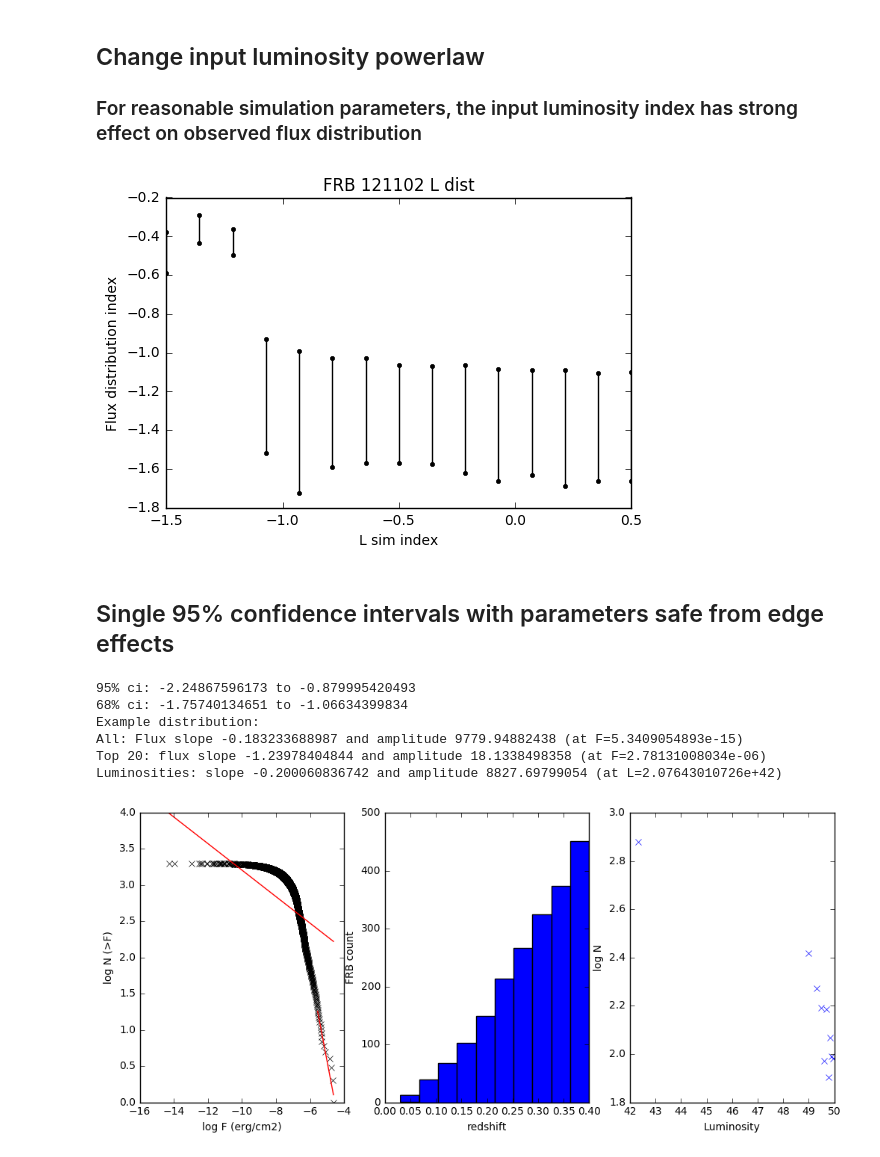
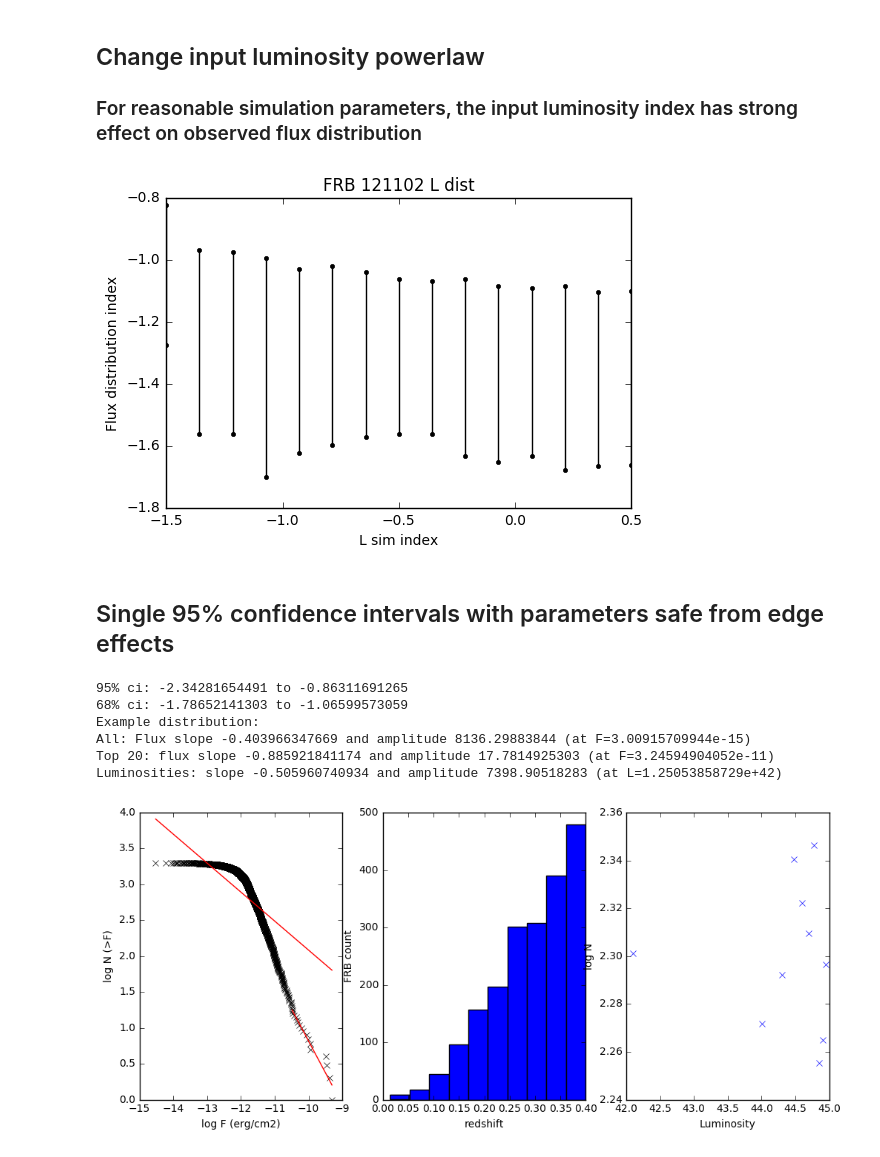
Before and after one commit to caseyjlaw/FRB121102, a Jupyter notebook: frb_simulation.ipynb, the cells around one changed output. Saved outputs shown, nothing was run; the diff lists cells and outputs as text; code cells hidden in the pictures.

Commit message:
using probabilistic modeling for dispersion modeling. also for luminosity distribution

```diff
--- a/frb_simulation.ipynb
+++ b/frb_simulation.ipynb
@@ -299,7 +301,7 @@ for ntop in np.logspace(1,2.5,5):
     res = {}
     with closing(multiprocessing.Pool(npr)) as pool:
         for trial in range(ntr):
-            res[trial] = pool.apply_async(simmodel, (zr, lr, popt0, nfrb, int(ntop), trial))
+            res[trial] = pool.apply_async(simmodel, (zr, lr, popt1, nfrb, int(ntop), trial))
         alphas = getalphas(res)
 
     a_ntop[ntop] = (alphas[ntr/2 - int(ntr*ci/2.)], alphas[ntr/2 + int(ntr*ci/2.)])
@@ -310,17 +311,0 @@ plotalphas(a_ntop, logx=True, title='FRB 121102 L dist', xlabel='log Ntop', ylab
-# %%
-lr = 1e35, 1e45
-zr = 0., 0.4
-ntr = 100
-nfrb = 10000
-ci = 0.68
-a_ntop = {}
-for ntop in np.logspace(1,2.5,5):
-    res = {}
-    with closing(multiprocessing.Pool(npr)) as pool:
-        for trial in range(ntr):
-            res[trial] = pool.apply_async(simmodel, (zr, lr, (-1, 10), nfrb, int(ntop), trial))
-        alphas = getalphas(res)
-
-    a_ntop[ntop] = (alphas[ntr/2 - int(ntr*ci/2.)], alphas[ntr/2 + int(ntr*ci/2.)])
-
-plotalphas(a_ntop, logx=True, title='Std candle L dist', xlabel='log Ntop', ylabel='Flux distribution index')
@@ -330,7 +313,7 @@ plotalphas(a_ntop, logx=True, title='Std candle L dist', xlabel='log Ntop', ylab
 ## Change input luminosity powerlaw
 ### For reasonable simulation parameters, the input luminosity index has strong effect on observed flux distribution
 # %%
-lr = 1e35, 1e45
+lr = 1e38, 1e42
 zr = 0., 0.4
 ntr = 100
 nfrb = 1000
@@ -342,18 +325,18 @@ for alpha_sim in np.linspace(-1.5,0.5,15):
     res = {}
     with closing(multiprocessing.Pool(npr)) as pool:
         for trial in range(ntr):
-            res[trial] = pool.apply_async(simmodel, (zr, lr, (alpha_sim, popt0[1]), nfrb, ntop, trial))
+            res[trial] = pool.apply_async(simmodel, (zr, lr, (alpha_sim, popt1[1]), nfrb, ntop, trial))
         alphas = getalphas(res)
 
     a_alpha[alpha_sim] = (alphas[ntr/2 - int(ntr*ci/2.)], alphas[ntr/2 + int(ntr*ci/2.)])
 
 plotalphas(a_alpha, title='FRB 121102 L dist', xlabel='L sim index', ylabel='Flux distribution index')
 # %% [output]
-[figure, old version]
+[figure, new version]
 # %% [markdown]
 ## Single 95% confidence intervals with parameters safe from edge effects
 # %%
-lr = 1e25, 1e50  # safe from edge effects
+lr = 1e35, 1e45  # safe from edge effects
 zr = 0., 0.4  # safe from edge effects
 ntr = 1000  # better 95% bound measurement
 nfrb = 2000  # safe from edge effects?
@@ -363,24 +346,24 @@ ci = 0.95
 res = {}
 with closing(multiprocessing.Pool(npr)) as pool:
     for trial in range(ntr):
-        res[trial] = pool.apply_async(simmodel, (zr, lr, popt0, nfrb, ntop, trial))
+        res[trial] = pool.apply_async(simmodel, (zr, lr, popt1, nfrb, ntop, trial))
     alphas = getalphas(res)
 # %%
 ci = 0.95
 print('95% ci: {0} to {1}'.format(alphas[ntr/2 - int(ntr*ci/2.)], alphas[ntr/2 + int(ntr*ci/2.)]))
 ci = 0.68
 print('68% ci: {0} to {1}'.format(alphas[ntr/2 - int(ntr*ci/2.)], alphas[ntr/2 + int(ntr*ci/2.)]))
 print('Example distribution:')
-zs, fluxes, lums = simulate(zr, lr, popt0, nfrb)
+zs, fluxes, lums = simulate(zr, lr, popt1, nfrb)
 popth = model(zs, fluxes, lums, ntop=ntop, show=True)
 # %% [output]
-95% ci: -2.24867596173 to -0.879995420493
-68% ci: -1.75740134651 to -1.06634399834
+95% ci: -2.34281654491 to -0.86311691265
+68% ci: -1.78652141303 to -1.06599573059
 Example distribution:
-All: Flux slope -0.183233688987 and amplitude 9779.94882438 (at F=5.3409054893e-15)
-Top 20: flux slope -1.23978404844 and amplitude 18.1338498358 (at F=2.78131008034e-06)
-Luminosities: slope -0.200060836742 and amplitude 8827.69799054 (at L=2.07643010726e+42)
+All: Flux slope -0.403966347669 and amplitude 8136.29883844 (at F=3.00915709944e-15)
+Top 20: flux slope -0.885921841174 and amplitude 17.7814925303 (at F=3.24594904052e-11)
+Luminosities: slope -0.505960740934 and amplitude 7398.90518283 (at L=1.25053858729e+42)
-[figure, old version]
+[figure, new version]
 # %%
 zs, fluxes, lums = simulate(zr, lr, (-2, 10), nfrb)
 popth = model(zs, fluxes, lums, show=True)
```
Also changed, not shown: parts of 13 cells of this notebook, 1 other file.
